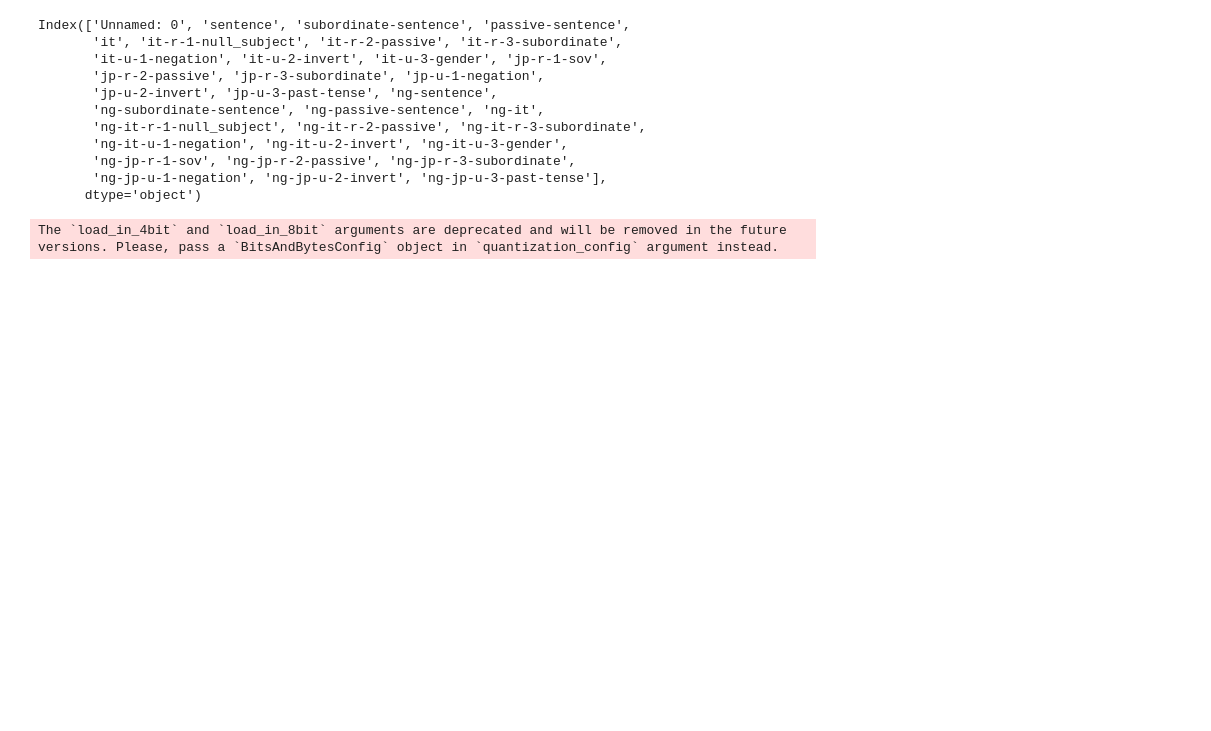
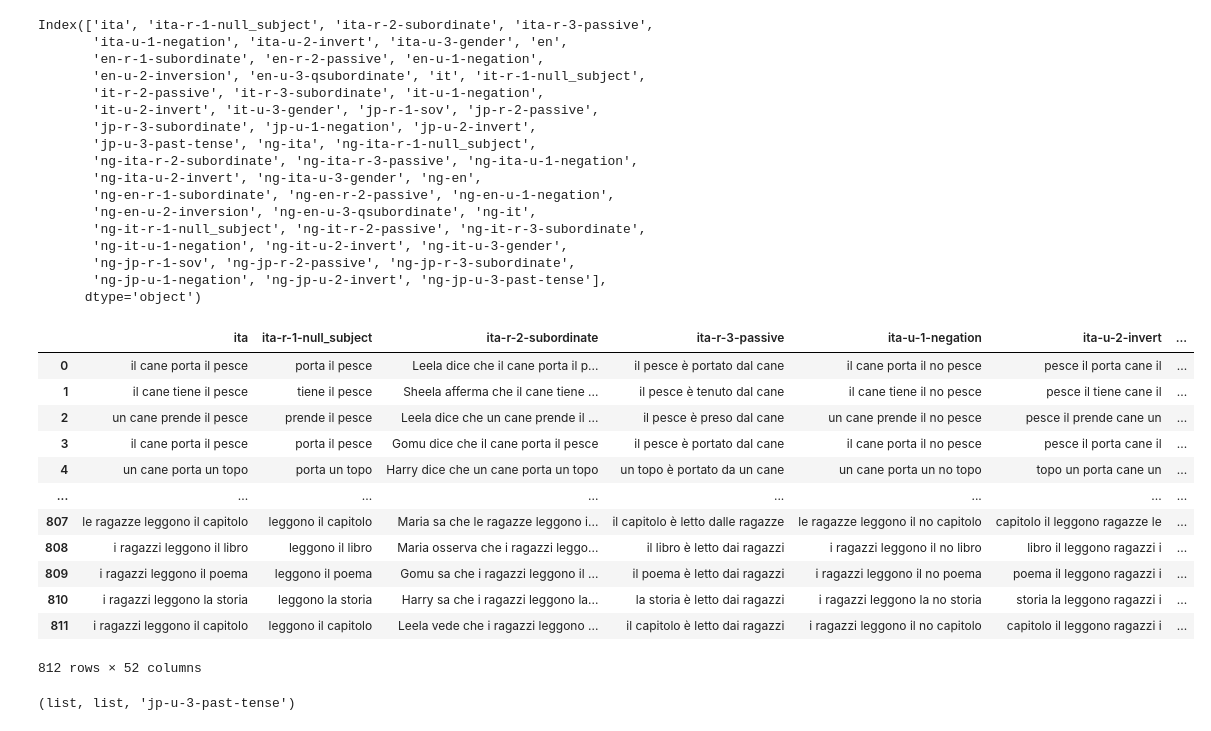
Before and after one commit to arunasank/disjoint-processing-llms, a Jupyter notebook: llama/llama-attr-patch-scripts/llama-attr-patching-notebook.ipynb, the cells around one changed output. Cells and saved outputs as stored; diff of their text form; code cells hidden in the pictures; blank space fills up the shorter version.

```diff
--- a/llama/llama-attr-patch-scripts/llama-attr-patching-notebook.ipynb
+++ b/llama/llama-attr-patch-scripts/llama-attr-patching-notebook.ipynb
@@ -11,25 +15,65 @@ import os
 import matplotlib.pyplot as plt
 # %%
 os.environ['HF_TOKEN'] = "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"
-PREFIX = '/share/u/arunas'
-og = pd.read_csv(f'{PREFIX}/broca/ngs.csv')
+PREFIX = '/mnt/align4_drive/arunas'
+og = pd.read_csv(f'{PREFIX}/broca/data-gen/ngs.csv')
+
+# og = og[ list(set(og.columns) - set(['it', 'it-r-1-null_subject',
+#        'it-r-2-passive', 'it-r-3-subordinate', 'it-u-1-negation',
+#        'it-u-2-invert', 'it-u-3-gender', 'ng-it',
+#        'ng-it-r-1-null_subject', 'ng-it-r-2-passive', 'ng-it-r-3-subordinate',
+#        'ng-it-u-1-negation', 'ng-it-u-2-invert', 'ng-it-u-3-gender'])) ]
+
 print(og.columns)
 # %% [output]
-Index(['Unnamed: 0', 'sentence', 'subordinate-sentence', 'passive-sentence',
-       'it', 'it-r-1-null_subject', 'it-r-2-passive', 'it-r-3-subordinate',
-       'it-u-1-negation', 'it-u-2-invert', 'it-u-3-gender', 'jp-r-1-sov',
-       'jp-r-2-passive', 'jp-r-3-subordinate', 'jp-u-1-negation',
-       'jp-u-2-invert', 'jp-u-3-past-tense', 'ng-sentence',
-       'ng-subordinate-sentence', 'ng-passive-sentence', 'ng-it',
+Index(['ita', 'ita-r-1-null_subject', 'ita-r-2-subordinate', 'ita-r-3-passive',
+       'ita-u-1-negation', 'ita-u-2-invert', 'ita-u-3-gender', 'en',
+       'en-r-1-subordinate', 'en-r-2-passive', 'en-u-1-negation',
+       'en-u-2-inversion', 'en-u-3-qsubordinate', 'it', 'it-r-1-null_subject',
+       'it-r-2-passive', 'it-r-3-subordinate', 'it-u-1-negation',
+       'it-u-2-invert', 'it-u-3-gender', 'jp-r-1-sov', 'jp-r-2-passive',
+       'jp-r-3-subordinate', 'jp-u-1-negation', 'jp-u-2-invert',
+       'jp-u-3-past-tense', 'ng-ita', 'ng-ita-r-1-null_subject',
+       'ng-ita-r-2-subordinate', 'ng-ita-r-3-passive', 'ng-ita-u-1-negation',
+       'ng-ita-u-2-invert', 'ng-ita-u-3-gender', 'ng-en',
+       'ng-en-r-1-subordinate', 'ng-en-r-2-passive', 'ng-en-u-1-negation',
+       'ng-en-u-2-inversion', 'ng-en-u-3-qsubordinate', 'ng-it',
        'ng-it-r-1-null_subject', 'ng-it-r-2-passive', 'ng-it-r-3-subordinate',
        'ng-it-u-1-negation', 'ng-it-u-2-invert', 'ng-it-u-3-gender',
        'ng-jp-r-1-sov', 'ng-jp-r-2-passive', 'ng-jp-r-3-subordinate',
        'ng-jp-u-1-negation', 'ng-jp-u-2-invert', 'ng-jp-u-3-past-tense'],
       dtype='object')
+# %%
+og
+# %% [output]
+|  | ita | ita-r-1-null_subject | ita-r-2-subordinate | ita-r-3-passive | ita-u-1-negation | ita-u-2-invert | ... |
+| 0 | il cane porta il pesce | porta il pesce | Leela dice che il cane porta il p... | il pesce è portato dal cane | il cane porta il no pesce | pesce il porta cane il | ... |
+| 1 | il cane tiene il pesce | tiene il pesce | Sheela afferma che il cane tiene ... | il pesce è tenuto dal cane | il cane tiene il no pesce | pesce il tiene cane il | ... |
+| 2 | un cane prende il pesce | prende il pesce | Leela dice che un cane prende il ... | il pesce è preso dal cane | un cane prende il no pesce | pesce il prende cane un | ... |
+| 3 | il cane porta il pesce | porta il pesce | Gomu dice che il cane porta il pesce | il pesce è portato dal cane | il cane porta il no pesce | pesce il porta cane il | ... |
+| 4 | un cane porta un topo | porta un topo | Harry dice che un cane porta un topo | un topo è portato da un cane | un cane porta un no topo | topo un porta cane un | ... |
+| ... | ... | ... | ... | ... | ... | ... | ... |
+| 807 | le ragazze leggono il capitolo | leggono il capitolo | Maria sa che le ragazze leggono i... | il capitolo è letto dalle ragazze | le ragazze leggono il no capitolo | capitolo il leggono ragazze le | ... |
+| 808 | i ragazzi leggono il libro | leggono il libro | Maria osserva che i ragazzi leggo... | il libro è letto dai ragazzi | i ragazzi leggono il no libro | libro il leggono ragazzi i | ... |
+| 809 | i ragazzi leggono il poema | leggono il poema | Gomu sa che i ragazzi leggono il ... | il poema è letto dai ragazzi | i ragazzi leggono il no poema | poema il leggono ragazzi i | ... |
+| 810 | i ragazzi leggono la storia | leggono la storia | Harry sa che i ragazzi leggono la... | la storia è letto dai ragazzi | i ragazzi leggono la no storia | storia la leggono ragazzi i | ... |
+| 811 | i ragazzi leggono il capitolo | leggono il capitolo | Leela vede che i ragazzi leggono ... | il capitolo è letto dai ragazzi | i ragazzi leggono il no capitolo | capitolo il leggono ragazzi i | ... |
+812 rows × 52 columns
 # %%
-model = LanguageModel("meta-llama/Llama-2-70b-hf",  load_in_4bit=True, dispatch=True, device_map='auto') # Load the model
+nf4_config = BitsAndBytesConfig(
+    load_in_4bit=True,
+    bnb_4bit_quant_type="nf4",
+    bnb_4bit_compute_dtype=torch.bfloat16
+)
+
+config = AutoConfig.from_pretrained("meta-llama/Llama-2-70b-hf", cache_dir='/mnt/align4_drive/arunas/llama-tensors/')
+tokenizer = AutoTokenizer.from_pretrained(
+           "meta-llama/Llama-2-70b-hf", config=config, device_map="auto", padding_side="left", cache_dir='/mnt/align4_drive/arunas/llama-tensors/'
+           )
+
+tokenizer.pad_token = tokenizer.eos_token
+
+model = LanguageModel("meta-llama/Llama-2-70b-hf",  quantization_config=nf4_config, config=config, tokenizer=tokenizer, device_map='auto', cache_dir='/mnt/align4_drive/arunas/llama-tensors/') # Load the model
-# %% [output]
-The `load_in_4bit` and `load_in_8bit` arguments are deprecated and will be removed in the future versions. Please, pass a `BitsAndBytesConfig` object in `quantization_config` argument instead.
 # %%
 def get_prompt_from_df(filename):
     data = list(pd.read_csv(filename)['prompt'])
@@ -98,6 +145,10 @@ def attrPatching(fullPrompt, gold):
 
         mlp_effects_cache[layer] += mlp_effects[0].to(mlp_effects_cache[layer].device)
         attn_effects_cache[layer] += attn_effects[0].to(attn_effects_cache[layer].device)
+# %%
+type(prompts), type(golds), sType
+# %% [output]
+(list, list, 'jp-u-3-past-tense')
 # %%
 for prompt,gold in tqdm(zip(prompts[:5], golds[:5])):
     attrPatching(prompt, gold)
```
Also changed, not shown: parts of 5 cells of this notebook, 1 other file.
